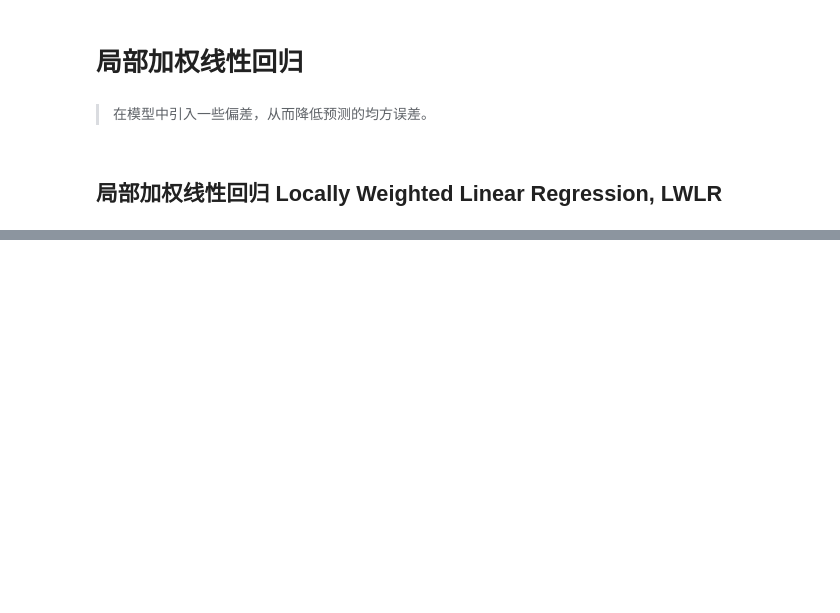
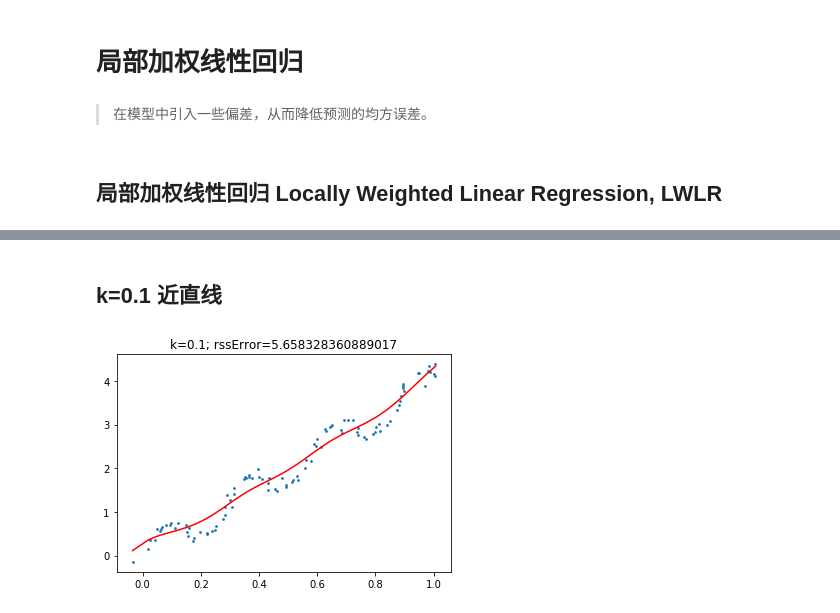
Before and after one commit to DawnEve/ML_MachineLearning, a Jupyter notebook: regression/linear_lm_demo.ipynb, the cells around one changed output, grey strips where cells are left out. Cells and saved outputs as stored; diff of their text form; code cells hidden in the pictures; blank space fills up the shorter version.

```diff
--- a/regression/linear_lm_demo.ipynb
+++ b/regression/linear_lm_demo.ipynb
@@ -125,0 +278,6 @@ array([[1.       , 0.9734068],
+# %% [markdown]
+## k=0.1 近直线
+# %%
+test(0.1)
+# %% [output]
+[figure, added]
```
Also changed, not shown: parts of 19 cells of this notebook, 3 other files.
